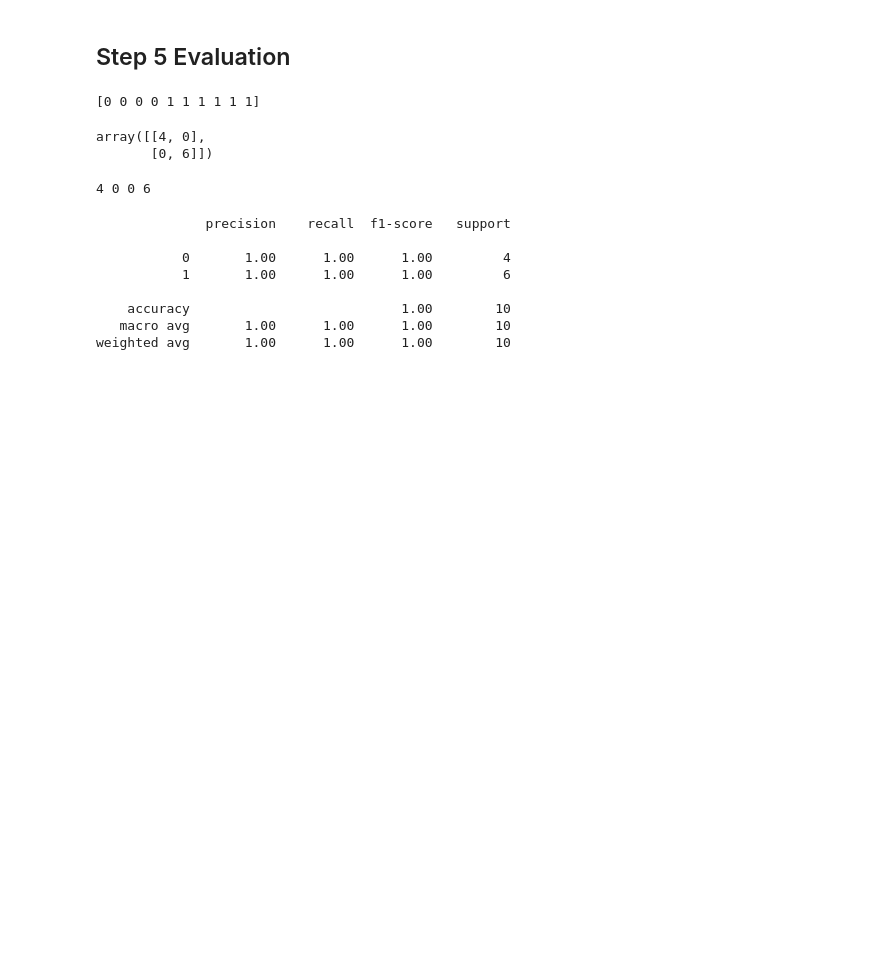
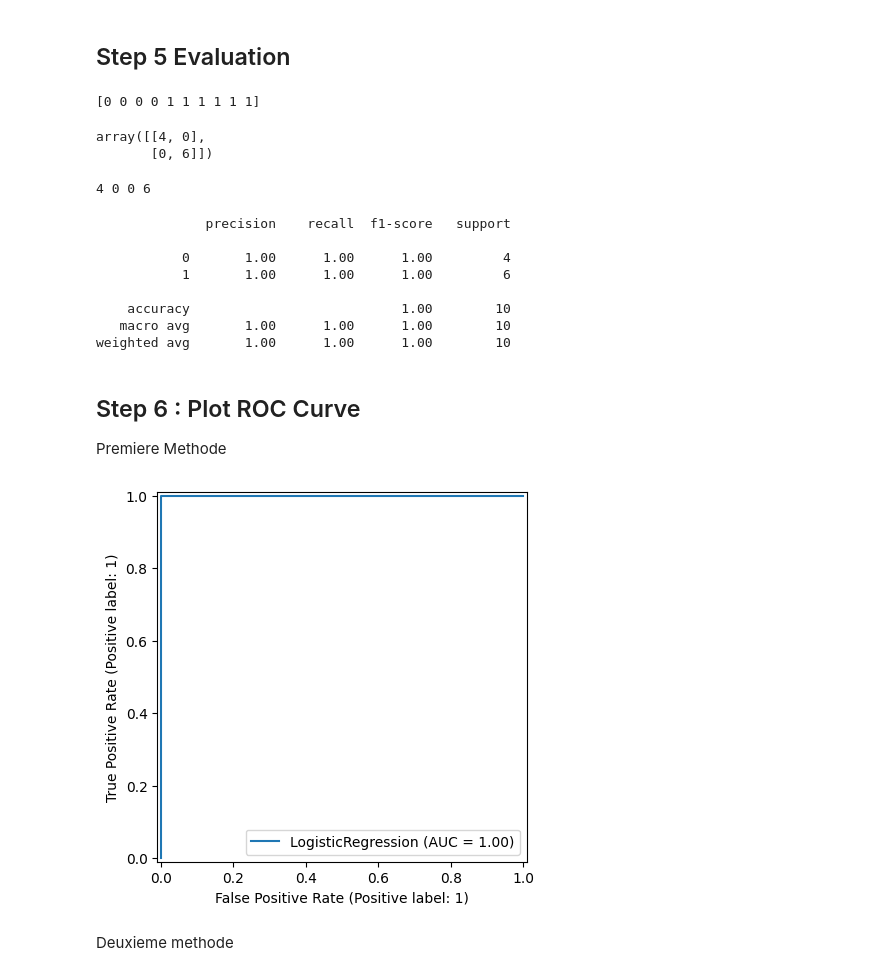
Before and after one commit to bakirmohammed1234/Machine_Learning, a Jupyter notebook: Sklearn_Models_Implementations/LogisticRegression/LogisticRegrssion1.ipynb, the cells around one changed output. Cells and saved outputs as stored; diff of their text form; code cells hidden in the pictures; blank space fills up the shorter version.

Commit message:
Evaluate the model woth ROC curve

```diff
--- a/Sklearn_Models_Implementations/LogisticRegression/LogisticRegrssion1.ipynb
+++ b/Sklearn_Models_Implementations/LogisticRegression/LogisticRegrssion1.ipynb
@@ -89,3 +89,16 @@ print(classification_report(Y,y_predict))
     accuracy                           1.00        10
    macro avg       1.00      1.00      1.00        10
 weighted avg       1.00      1.00      1.00        10
+# %% [markdown]
+## Step 6 : Plot ROC Curve
+
+Premiere Methode
+# %%
+from sklearn.metrics import RocCurveDisplay
+
+RocCurveDisplay.from_estimator(model, X, Y)
+plt.show()
+# %% [output]
+[figure, added]
+# %% [markdown]
+Deuxieme methode
```
Also changed, not shown: parts of 5 cells of this notebook.
